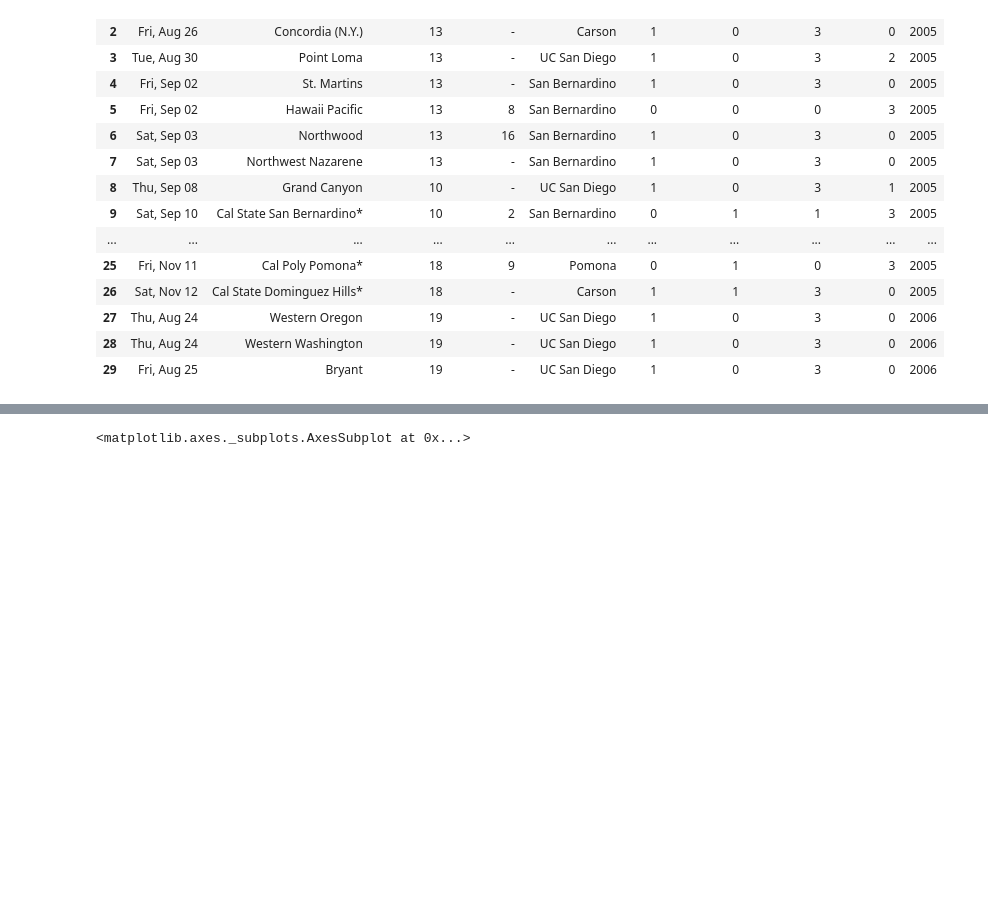
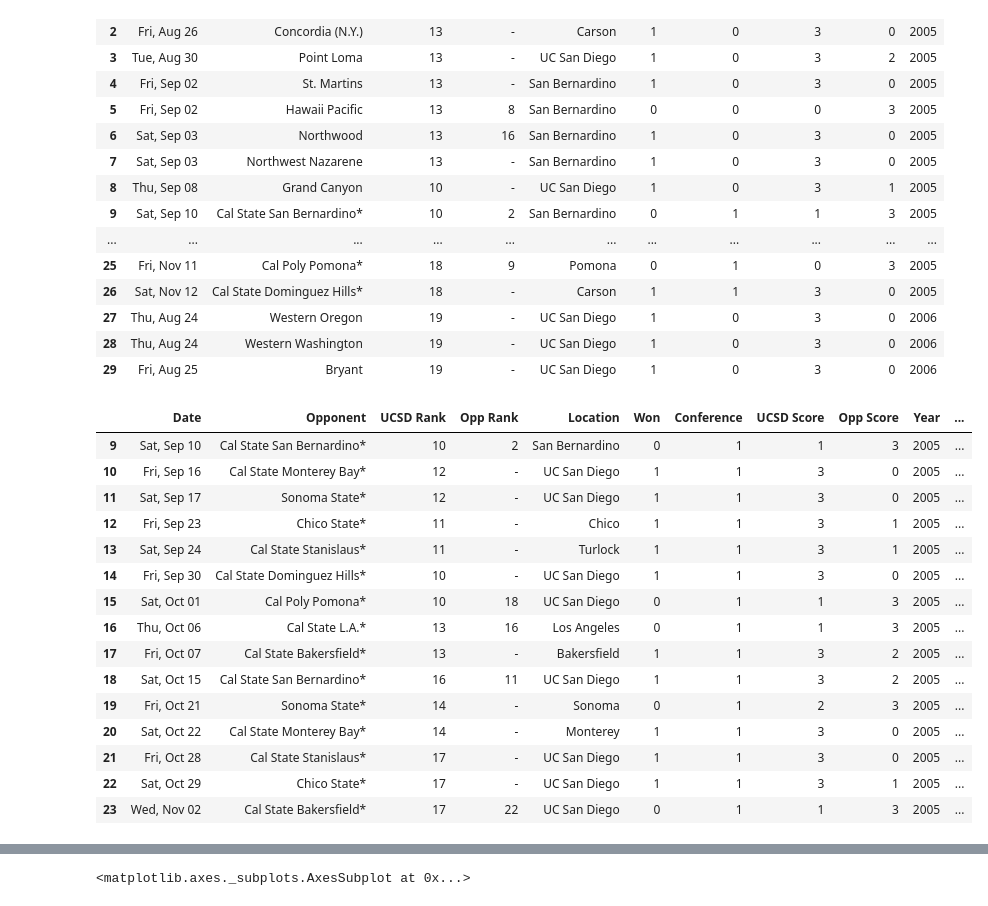
Before and after one commit to dataViz-UCSDGuardian/sports_performance, a Jupyter notebook: volleyball_W_graph.ipynb, the cells around one changed output, grey strips where cells are left out. Cells and saved outputs as stored; diff of their text form; code cells hidden in the pictures; blank space fills up the shorter version.

```diff
--- a/volleyball_W_graph.ipynb
+++ b/volleyball_W_graph.ipynb
@@ -45,5 +45,26 @@ data.head(30)
 # %%
 #drop non-conference games
 data = data[data.Conference == 1]
+# %%
+data['Score_diff'] = data['UCSD Score'] - data['Opp Score']
+
+data.head(15)
+# %% [output]
+|  | Date | Opponent | UCSD Rank | Opp Rank | Location | Won | Conference | UCSD Score | Opp Score | Year | ... |
+| 9 | Sat, Sep 10 | Cal State San Bernardino* | 10 | 2 | San Bernardino | 0 | 1 | 1 | 3 | 2005 | ... |
+| 10 | Fri, Sep 16 | Cal State Monterey Bay* | 12 | - | UC San Diego | 1 | 1 | 3 | 0 | 2005 | ... |
+| 11 | Sat, Sep 17 | Sonoma State* | 12 | - | UC San Diego | 1 | 1 | 3 | 0 | 2005 | ... |
+| 12 | Fri, Sep 23 | Chico State* | 11 | - | Chico | 1 | 1 | 3 | 1 | 2005 | ... |
+| 13 | Sat, Sep 24 | Cal State Stanislaus* | 11 | - | Turlock | 1 | 1 | 3 | 1 | 2005 | ... |
+| 14 | Fri, Sep 30 | Cal State Dominguez Hills* | 10 | - | UC San Diego | 1 | 1 | 3 | 0 | 2005 | ... |
+| 15 | Sat, Oct 01 | Cal Poly Pomona* | 10 | 18 | UC San Diego | 0 | 1 | 1 | 3 | 2005 | ... |
+| 16 | Thu, Oct 06 | Cal State L.A.* | 13 | 16 | Los Angeles | 0 | 1 | 1 | 3 | 2005 | ... |
+| 17 | Fri, Oct 07 | Cal State Bakersfield* | 13 | - | Bakersfield | 1 | 1 | 3 | 2 | 2005 | ... |
+| 18 | Sat, Oct 15 | Cal State San Bernardino* | 16 | 11 | UC San Diego | 1 | 1 | 3 | 2 | 2005 | ... |
+| 19 | Fri, Oct 21 | Sonoma State* | 14 | - | Sonoma | 0 | 1 | 2 | 3 | 2005 | ... |
+| 20 | Sat, Oct 22 | Cal State Monterey Bay* | 14 | - | Monterey | 1 | 1 | 3 | 0 | 2005 | ... |
+| 21 | Fri, Oct 28 | Cal State Stanislaus* | 17 | - | UC San Diego | 1 | 1 | 3 | 0 | 2005 | ... |
+| 22 | Sat, Oct 29 | Chico State* | 17 | - | UC San Diego | 1 | 1 | 3 | 1 | 2005 | ... |
+| 23 | Wed, Nov 02 | Cal State Bakersfield* | 17 | 22 | UC San Diego | 0 | 1 | 1 | 3 | 2005 | ... |
 # %%
 #make a dataframe to hold statistics of games won and played for each year
```
Also changed, not shown: parts of 7 cells of this notebook.
